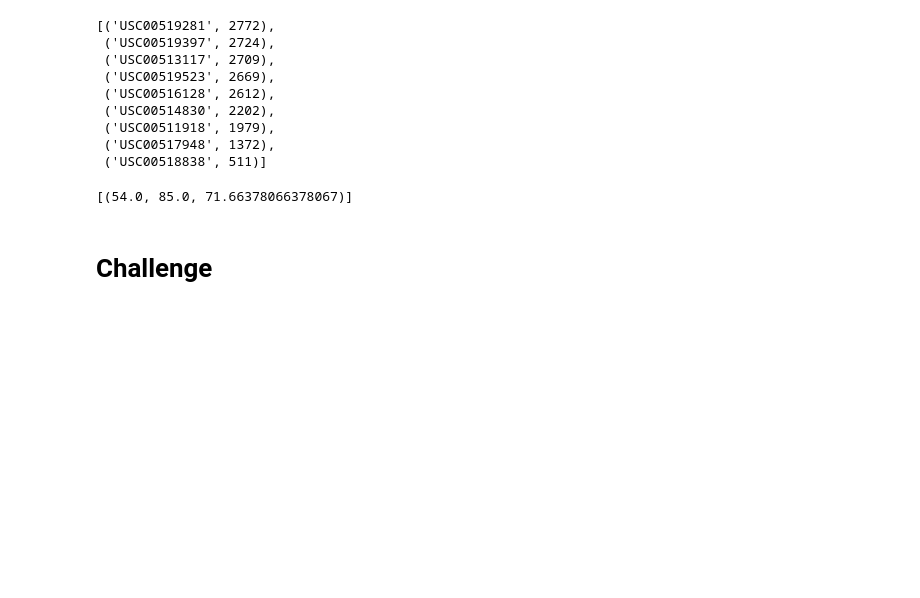
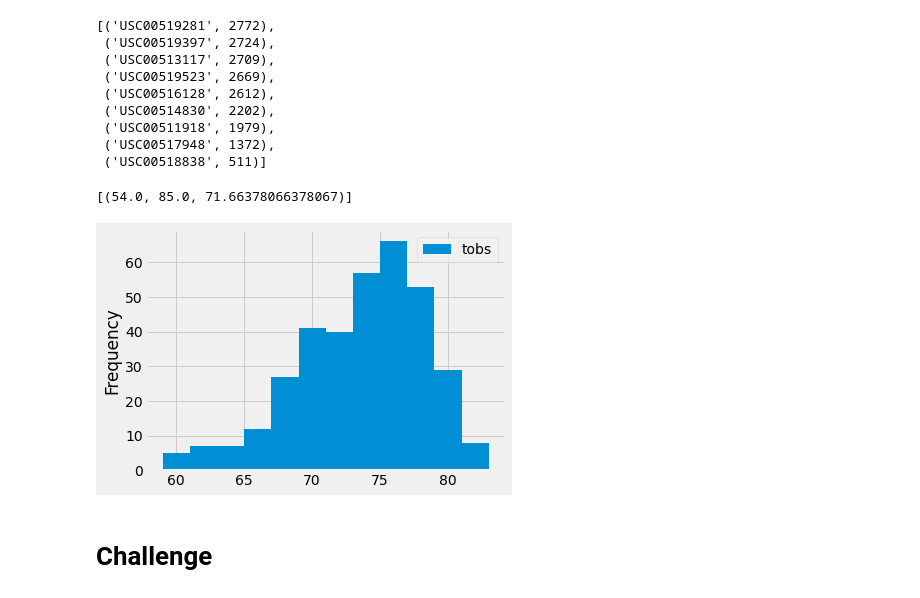
Before and after one commit to SDCoulter/surfs_up, a Jupyter notebook: climate_analysis.ipynb, the cells around one changed output. Saved outputs shown, nothing was run; the diff lists cells and outputs as text; code cells hidden in the pictures; blank space fills up the shorter version.

```diff
--- a/climate_analysis.ipynb
+++ b/climate_analysis.ipynb
@@ -101,9 +101,12 @@ session.query(func.min(Measurement.tobs), func.max(Measurement.tobs), func.avg(M
 # %%
 # Choose the station with the highest number of temperature observations.
 # Query the last 12 months of temperature observation data for this station and plot the results as a histogram
 results = session.query(Measurement.tobs).filter(Measurement.station == 'USC00519281').filter(Measurement.date >= prev_year).all()
 df = pd.DataFrame(results, columns=['tobs'])
 df.plot.hist(bins=12)
+plt.tight_layout()
+# %% [output]
+[figure, added]
 # %%
 # Write a function called `calc_temps` that will accept start date and end date in the format '%Y-%m-%d'
 # and return the minimum, average, and maximum temperatures for that range of dates
```
Also changed, not shown: 1 other file.
